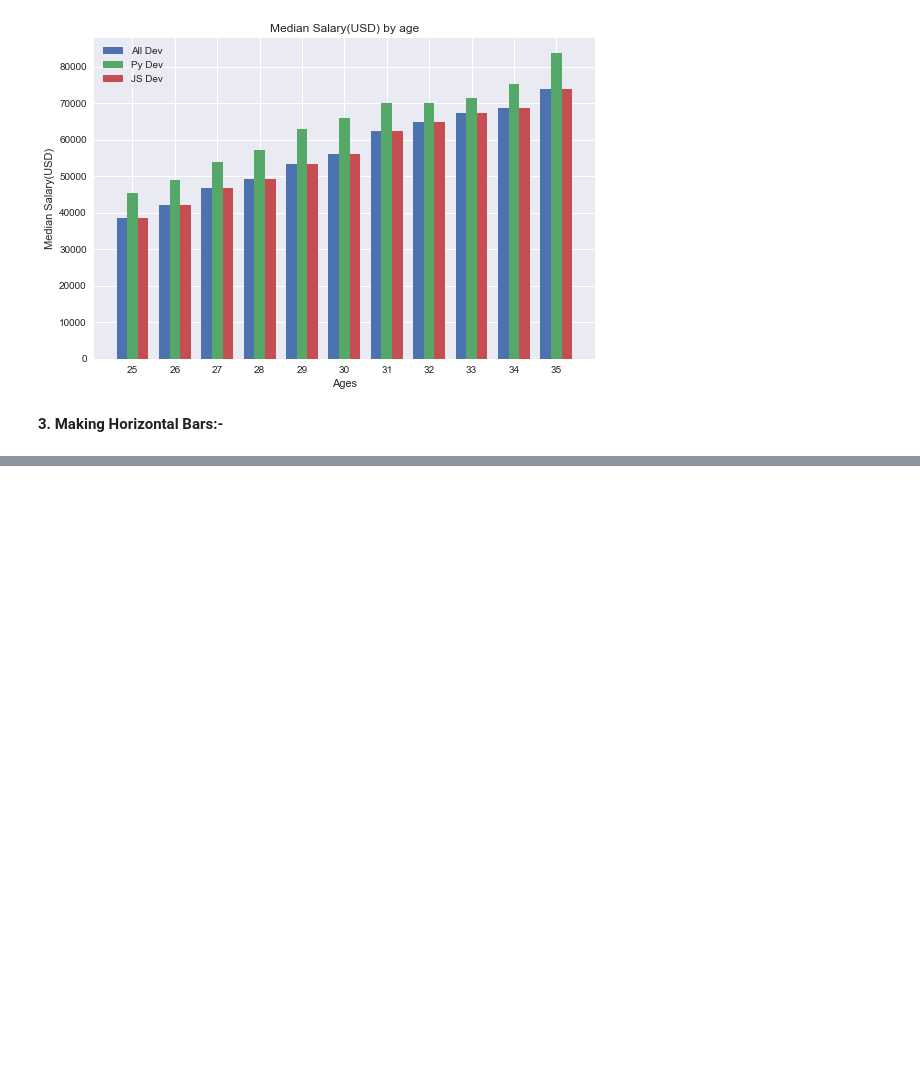
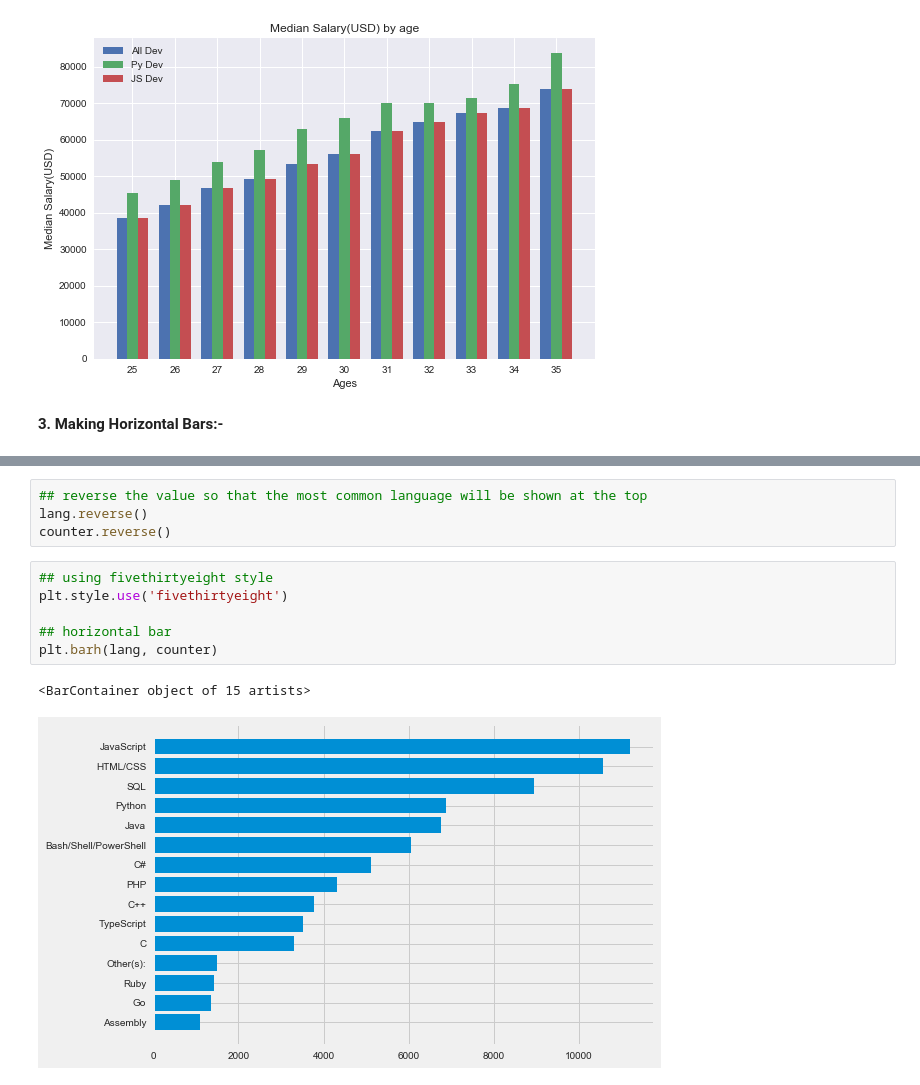
Before and after one commit to Slothfulwave612/Python, a Jupyter notebook: Matplotlib/02. Bar Charts/py_code.ipynb, the cells around one changed output, grey strips where cells are left out. Drawn from its saved outputs; the diff is of its cells as text; blank space fills up the shorter version.

```diff
--- a/Matplotlib/02. Bar Charts/py_code.ipynb
+++ b/Matplotlib/02. Bar Charts/py_code.ipynb
@@ -80,0 +167,13 @@ plt.legend()
+# %%
+## reverse the value so that the most common language will be shown at the top
+lang.reverse()
+counter.reverse()
+# %%
+## using fivethirtyeight style
+plt.style.use('fivethirtyeight')
+
+## horizontal bar
+plt.barh(lang, counter)
+# %% [output]
+<BarContainer object of 15 artists>
+[figure, added]
```
Also changed, not shown: parts of 8 cells of this notebook, 1 other file.
